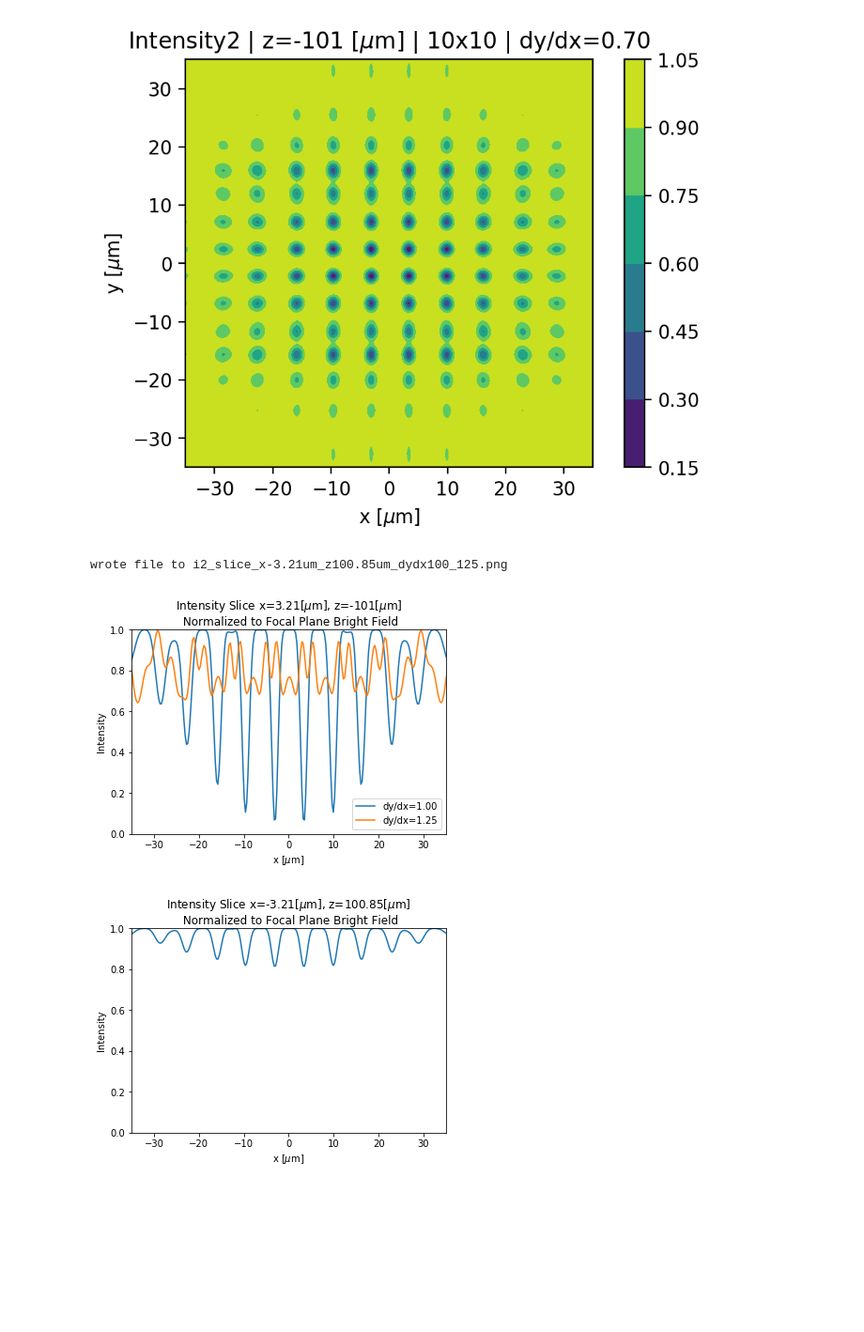
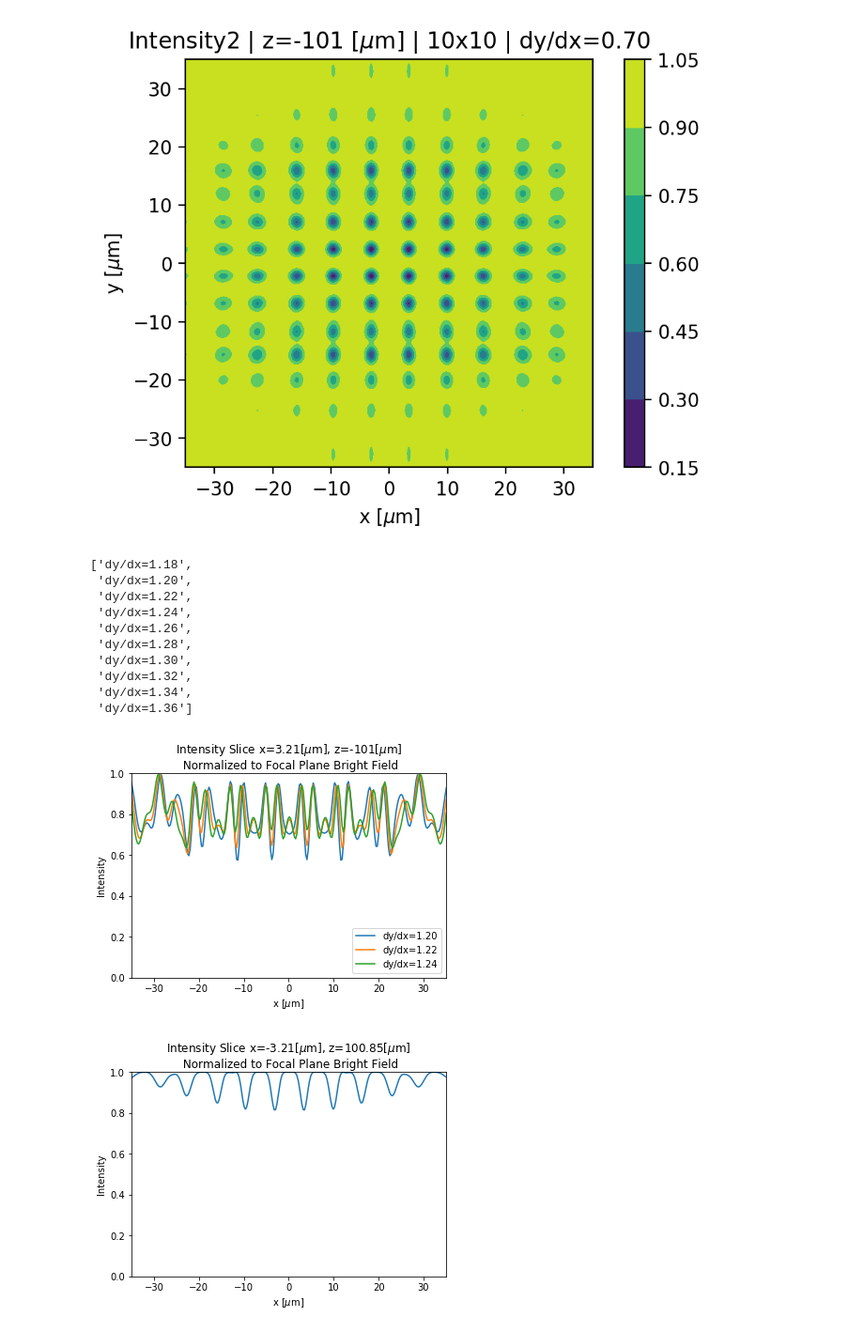
Before and after one commit to prhuft/fourier-optics, a Jupyter notebook: fft_optics.ipynb, the cells around one changed output. Shown at 94% size. Drawn from its saved outputs; the diff is of its cells as text; code cells hidden in the pictures; blank space fills up the shorter version.

```diff
--- a/fft_optics.ipynb
+++ b/fft_optics.ipynb
@@ -204,7 +204,7 @@ mask = circ_mask(rr, b)
 prop = lambda z2, f2, rr: exp(-1j*k*rr**2*(z2/f2 - 1)/(2*f2)) # = 1 when z2 = f2
 
 # set z2 from second lens
-z2 = f2 - zTalbotx
+z2 = f2 #- zTalbotx
 
 # pad the field with zeros, as well as any other arrays to be used hereafter.
 padding = 100
@@ -234,4 +234,5 @@ I2_xy = conjugate(field2)*field2
 if f2 - z2 == 0: # will crash if don't run f2-z2 as the first run in the notebook. by design.
     I2xy_max = amax(I2_xy) # so we can always normalize to the focal plane field
     print(f"set the I2xy_max={I2xy_max}")
-I2_xy = 1 - I2_xy/I2xy_max #I2xy_max
+# I2_xy = 1 - I2_xy/I2xy_max # if dark traps
+I2_xy /= I2xy_max
@@ -371,7 +379,7 @@ def get_outputfield(z2,field1,b,f2,k,x1pts,rr,padding):
 
 # save contour plots as pngs?
 showcontour=True # must be true in order to save file
-savefile=True
+savefile=False
 
 # scaled real space pts for output array
 x2pts = array([i*1/(x1pts[1]-x1pts[0])*lmbda*f2/(2*padding + pts) for i in linspace(-pts/2, pts/2, pts)])
@@ -380,7 +388,7 @@ scl = 1e6
 lines = []
 labels = []
 
-for alpha in arange(.7,1.3,.05):
+for alpha in [1.00]: #,1.20,1.22,1.24]:
 
     dy = alpha*dx
 
@@ -416,6 +424,9 @@ for alpha in arange(.7,1.3,.05):
                 plt.savefig(fname, bbox_inches='tight')
                 print('wrote file to',fname)
                 plt.close()
+            else:
+                plt.show()
+
 
     lines.append(I2_xy[:,midpt+11])
     labels.append(f'dy/dx={dy/dx:0.2f}')
@@ -441,31 +442,43 @@ wrote file to dark_I2xy_z101um_dydx130_10x10.png
 Image('dark_I2xy_z101um_dydx70_10x10.png')
 # %% [output]
 [figure]
+# %%
+[l for l in labels]
+# %% [output]
+['dy/dx=1.18',
+ 'dy/dx=1.20',
+ 'dy/dx=1.22',
+ 'dy/dx=1.24',
+ 'dy/dx=1.26',
+ 'dy/dx=1.28',
+ 'dy/dx=1.30',
+ 'dy/dx=1.32',
+ 'dy/dx=1.34',
+ 'dy/dx=1.36']
 # %%
 ## plot the lines calculated above
 
-savefile = True
-fname = f'i2_slice_x{x2pts[midpt-12]*scl:0.2f}um_z{(f2-z2)*scl:0.2f}um_dydx100_125.png'
+savefile = False
+fname = f'i2_slice_x{x2pts[midpt-12]*scl:0.2f}um_z{(f2-z2)*scl:0.2f}um_dydx100-124.png'
 
 x2pts = array([i*1/(x1pts[1]-x1pts[0])*lmbda*f2/(2*padding + pts) for i in linspace(-pts/2, pts/2, pts)])
 scl = 1e6
 
 fig,ax = figax(roi=0.000035*scl,xlabel=r'x [$\mu$m]',ylabel=r'Intensity',aspect=None)
 ax.set_title(rf'Intensity Slice x={x2pts[midpt+11]*scl:0.2f}[$\mu$m], z={(z2-f2)*scl:0.0f}[$\mu$m]'+'\n Normalized to Focal Plane Bright Field')
 ax.set_ylim(0,1)
 # stop_idx = 7
 # for line,label in zip(lines[:stop_idx],labels[:stop_idx]):
 #     ax.plot(x2pts*scl, line, label=label)
-for i in [6,11]:
+for i in [1,2,3]:
     ax.plot(x2pts*scl, lines[i], label=labels[i])
 ax.legend(loc='lower right')
 
 if savefile:
     plt.savefig(fname, bbox_inches='tight')
     print('wrote file to',fname)
 # %% [output]
-wrote file to i2_slice_x-3.21um_z100.85um_dydx100_125.png
-[figure, old version]
+[figure, new version]
 # %%
 fig,ax = figax(roi=0.000035*scl,xlabel=r'x [$\mu$m]',ylabel=r'Intensity',aspect=None)
 ax.set_title(rf'Intensity Slice x={x2pts[midpt-12]*scl:0.2f}[$\mu$m], z={(f2-z2)*scl:0.2f}[$\mu$m]'+'\n Normalized to Focal Plane Bright Field')
```
Also changed, not shown: parts of 6 cells of this notebook, 45 other files.
